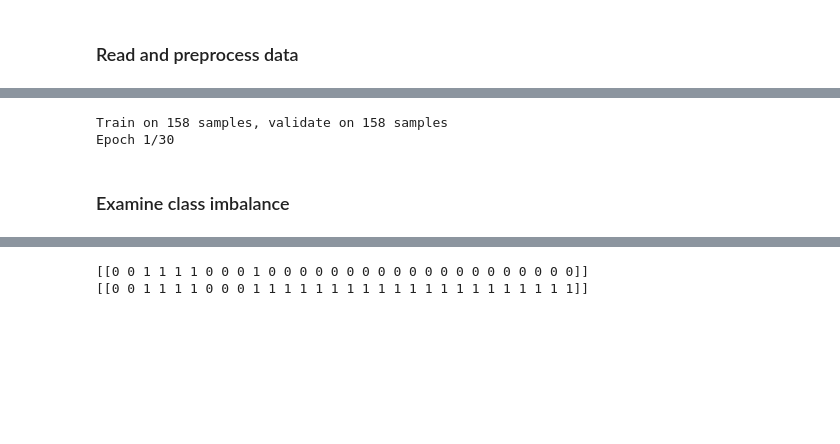
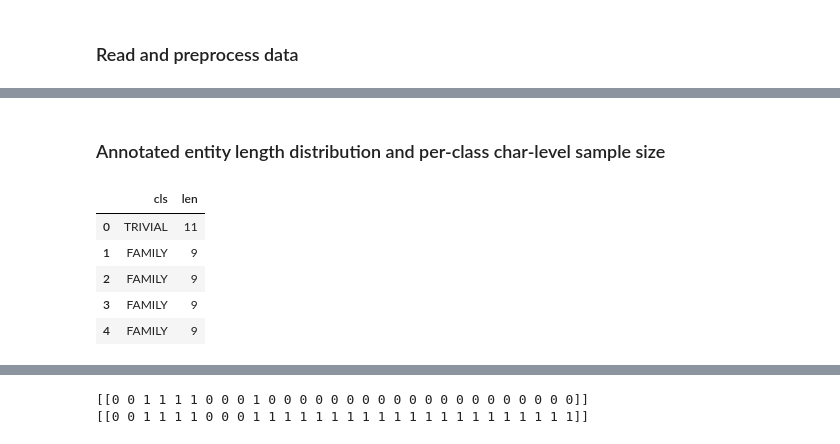
Before and after one commit to skoblov-lab/chempred, a Jupyter notebook: prototype.ipynb, the cells around one changed output, grey strips where cells are left out. Saved outputs shown, nothing was run; the diff lists cells and outputs as text; code cells hidden in the pictures; blank space fills up the shorter version.

```diff
--- a/prototype.ipynb
+++ b/prototype.ipynb
@@ -72,7 +92,7 @@ detector_model = models.Model(l_in, l_out)
 detector_model.compile(optimizer="Adam", loss="binary_crossentropy",
                        metrics=["accuracy"])
 # %%
-with training.training("testdata", "model") as (destination, weights):
+with training.training(MODELS, DETECTOR) as (destination, weights):
     # save architecture
     detector_json = detector_model.to_json()
     with open(destination, "w") as json_file:
@@ -83,8 +103,3 @@ with training.training("testdata", "model") as (destination, weights):
     detector_model.fit(train_x, train_y_onehot, callbacks=[checkpoint],
                        validation_data=(test_x, test_y_onehot), verbose=1,
                        epochs=config.epochs, batch_size=config.batchsize)
-# %% [output]
-Train on 158 samples, validate on 158 samples
-Epoch 1/30
-# %% [markdown]
-### Examine class imbalance
@@ -96,0 +106,17 @@ Epoch 1/30
+# %% [markdown]
+### Annotated entity length distribution and per-class char-level sample size
+# %%
+chemdner_anno_train = list(chain.from_iterable(abstr_anno[1] + abstr_anno[2]
+                                               for abstr_anno in train_anno))
+chemdner_anno_len_train = [len(anno.text) for anno in chemdner_anno_train]
+chemdner_anno_cls_train = [anno.cls for anno in chemdner_anno_train]
+chemdner_anno_lengths = pd.DataFrame({"len": chemdner_anno_len_train,
+                                      "cls": chemdner_anno_cls_train})
+chemdner_anno_lengths.head()
+# %% [output]
+|  | cls | len |
+| 0 | TRIVIAL | 11 |
+| 1 | FAMILY | 9 |
+| 2 | FAMILY | 9 |
+| 3 | FAMILY | 9 |
+| 4 | FAMILY | 9 |
```
Also changed, not shown: parts of 10 cells of this notebook.
